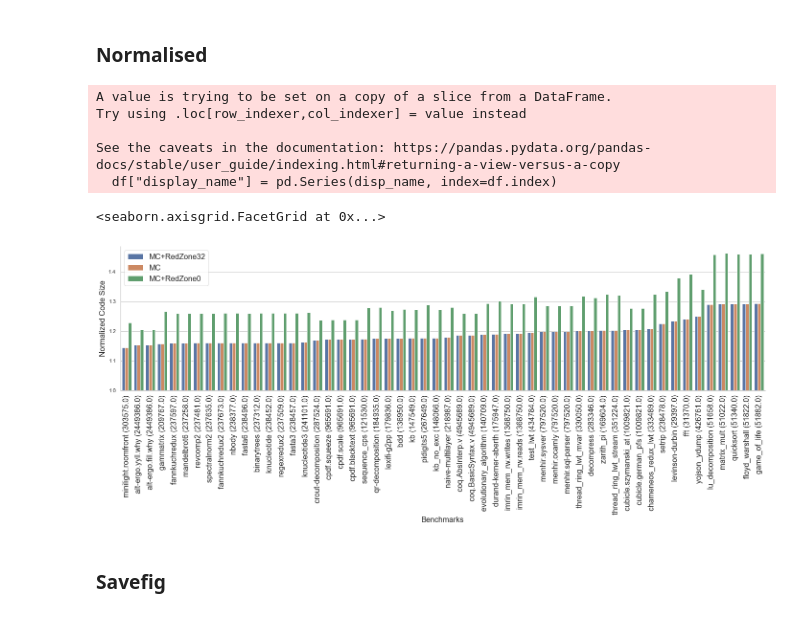
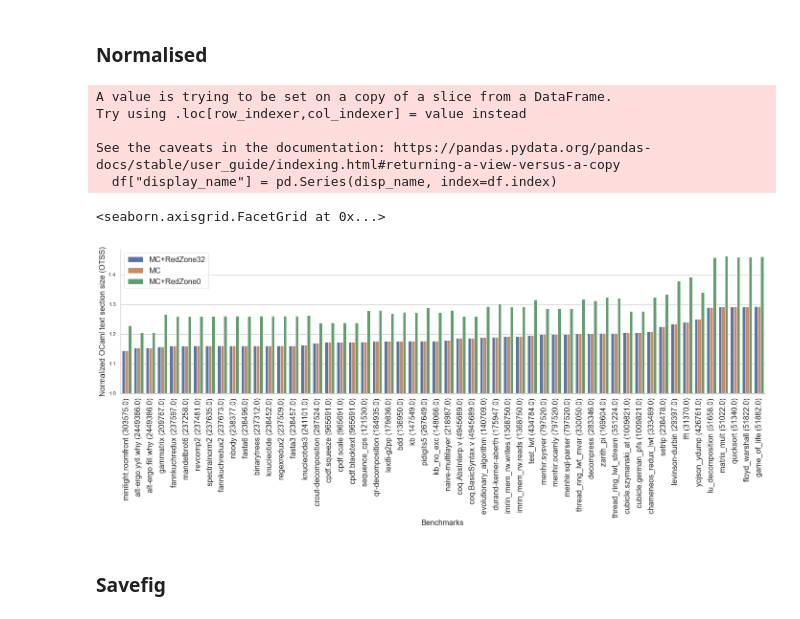
Before and after one commit to prismlab/retro-concurrency, a Jupyter notebook: sandmark-notebook/sequential.ipynb, the cells around one changed output. Saved outputs shown, nothing was run; the diff lists cells and outputs as text; code cells hidden in the pictures.

```diff
--- a/sandmark-notebook/sequential.ipynb
+++ b/sandmark-notebook/sequential.ipynb
@@ -471,18 +471,18 @@ g.set_xticklabels(rotation=90)
 # %%
 ndf = normalise(df,baseline,'codesize')
 g = plot_normalised(ndf,baseline,'ncodesize')
 g.ax.legend(loc=2,fontsize=16)
 g.ax.set_xlabel("Benchmarks",fontsize=16)
-g.ax.set_ylabel("Normalized Code Size",fontsize=16)
+g.ax.set_ylabel("Normalized OCaml text section size (OTSS)",fontsize=16)
 g
 # %% [output]
 A value is trying to be set on a copy of a slice from a DataFrame.
 Try using .loc[row_indexer,col_indexer] = value instead
 
 See the caveats in the documentation: https://pandas.pydata.org/pandas-docs/stable/user_guide/indexing.html#returning-a-view-versus-a-copy
   df["display_name"] = pd.Series(disp_name, index=df.index)
 <seaborn.axisgrid.FacetGrid at 0x...>
-[figure, old version]
+[figure, new version]
 # %% [markdown]
 ### Savefig
 # %%
```
Also changed, not shown: 3 other files.
